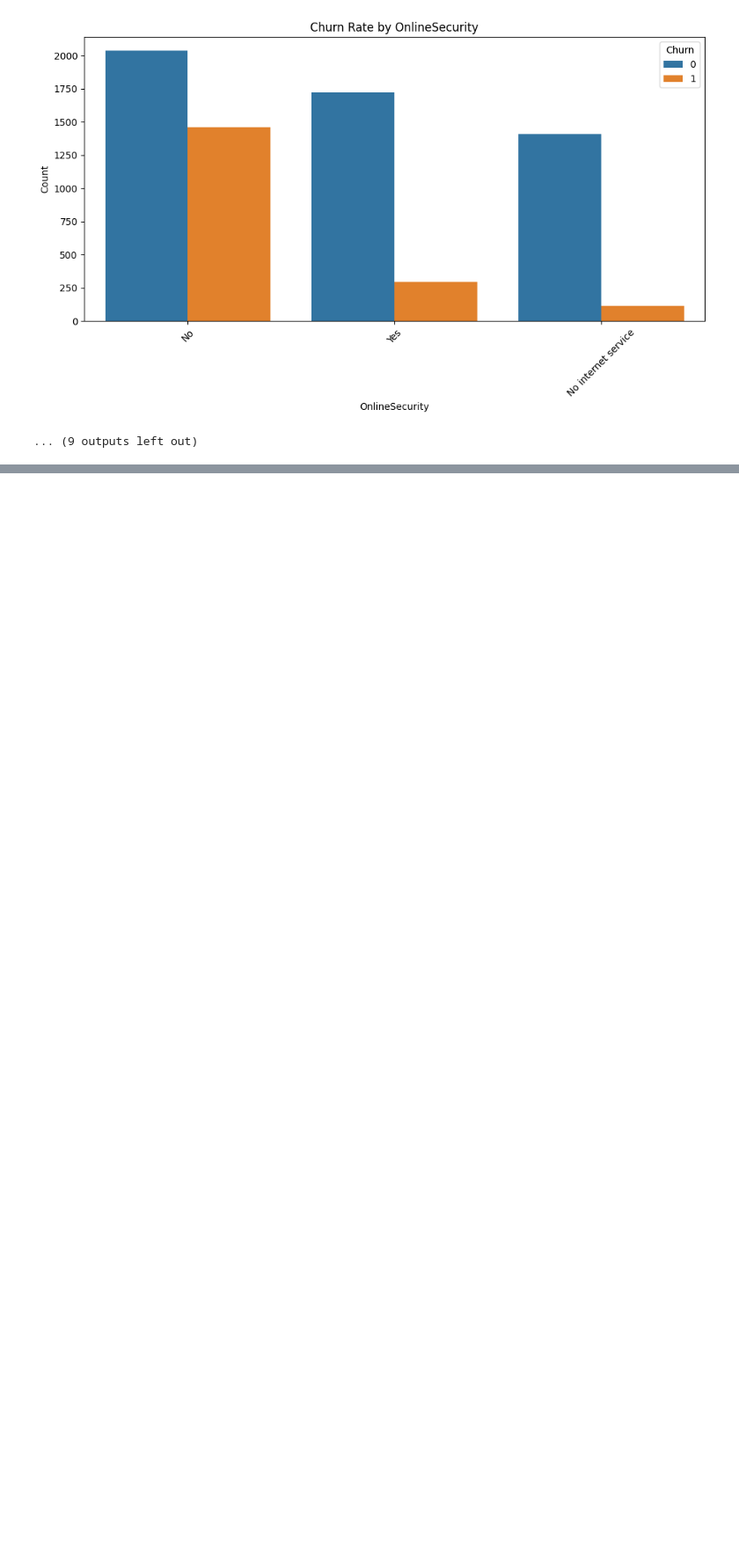
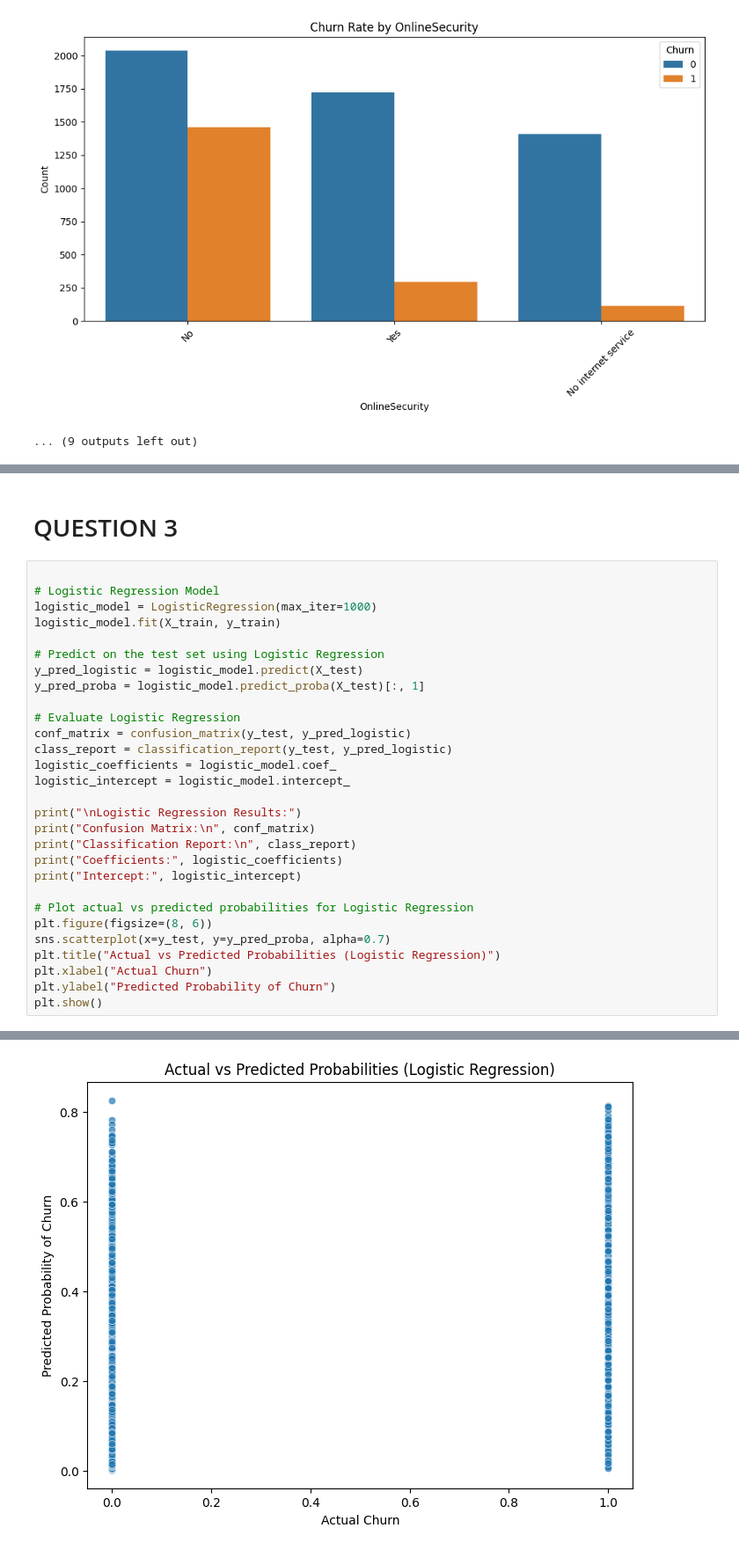
Before and after one commit to ag826/AIPI590_XAI_F25, a Jupyter notebook: AIPI509_XAI_.ipynb, the cells around one changed output, grey strips where cells are left out. Shown at 88% size. Saved outputs shown, nothing was run; the diff lists cells and outputs as text; blank space fills up the shorter version.

```diff
--- a/AIPI509_XAI_.ipynb
+++ b/AIPI509_XAI_.ipynb
@@ -148,0 +225,32 @@ plt.show()
+# %% [markdown]
+# QUESTION 3
+# %%
+
+# Logistic Regression Model
+logistic_model = LogisticRegression(max_iter=1000)
+logistic_model.fit(X_train, y_train)
+
+# Predict on the test set using Logistic Regression
+y_pred_logistic = logistic_model.predict(X_test)
+y_pred_proba = logistic_model.predict_proba(X_test)[:, 1]
+
+# Evaluate Logistic Regression
+conf_matrix = confusion_matrix(y_test, y_pred_logistic)
+class_report = classification_report(y_test, y_pred_logistic)
+logistic_coefficients = logistic_model.coef_
+logistic_intercept = logistic_model.intercept_
+
+print("\nLogistic Regression Results:")
+print("Confusion Matrix:\n", conf_matrix)
+print("Classification Report:\n", class_report)
+print("Coefficients:", logistic_coefficients)
+print("Intercept:", logistic_intercept)
+
+# Plot actual vs predicted probabilities for Logistic Regression
+plt.figure(figsize=(8, 6))
+sns.scatterplot(x=y_test, y=y_pred_proba, alpha=0.7)
+plt.title("Actual vs Predicted Probabilities (Logistic Regression)")
+plt.xlabel("Actual Churn")
+plt.ylabel("Predicted Probability of Churn")
+plt.show()
+# %% [output]
@@ -148,0 +273 @@ plt.show()
+[figure, added]
```
Also changed, not shown: parts of 8 cells of this notebook.
